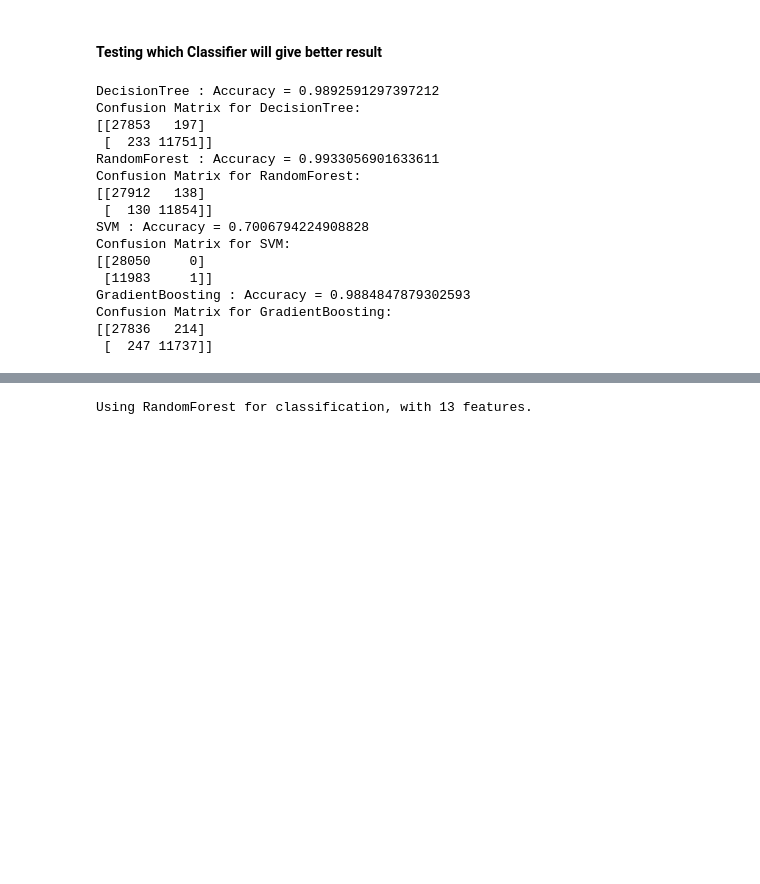
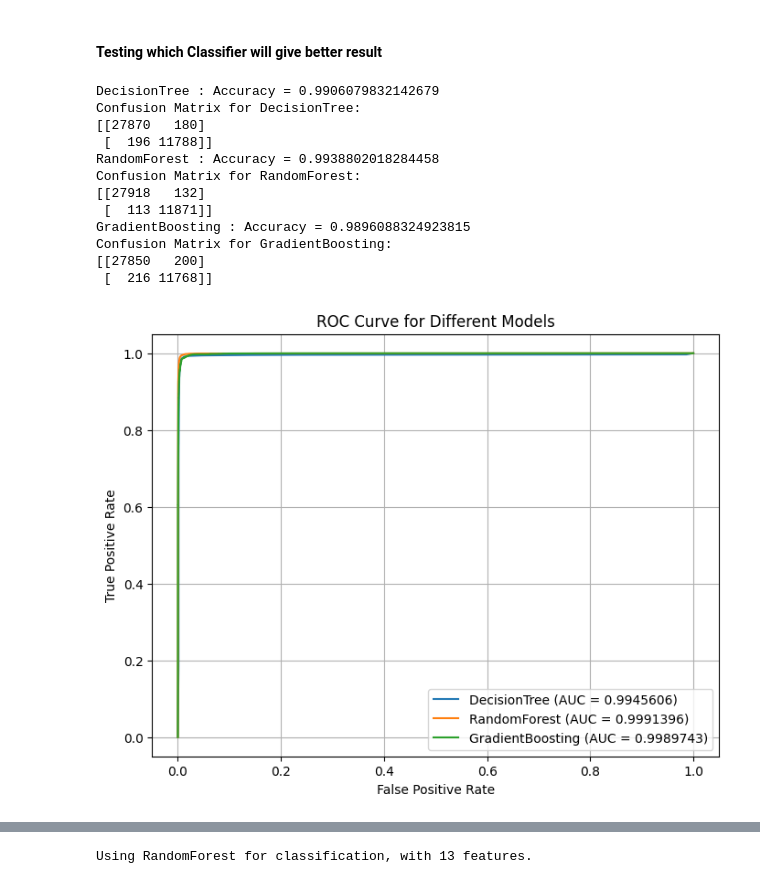
Before and after one commit to Rishul2003/MINI, a Jupyter notebook: ML_Model/PE.ipynb, the cells around one changed output, grey strips where cells are left out. Cells and saved outputs as stored; diff of their text form; code cells hidden in the pictures; blank space fills up the shorter version.

```diff
--- a/ML_Model/PE.ipynb
+++ b/ML_Model/PE.ipynb
@@ -171,7 +171,7 @@ for f in range(nbfeatures):
 model = {
     "DecisionTree": DecisionTreeClassifier(max_depth=10),
     "RandomForest": ek.RandomForestClassifier(n_estimators=50),
-    "SVM": svm.SVC(),
+    # "SVM": svm.SVC(),
     "GradientBoosting": ek.GradientBoostingClassifier(n_estimators=100),
     # "LogisticRegression": LogisticRegression()
 }
@@ -190,19 +190,15 @@ for algo in model:
     print(cm)
     results[algo] = {'accuracy': accuracy, 'confusion_matrix': cm}
 # %% [output]
-DecisionTree : Accuracy = 0.9892591297397212
+DecisionTree : Accuracy = 0.9906079832142679
 Confusion Matrix for DecisionTree:
-[[27853   197]
- [  233 11751]]
-RandomForest : Accuracy = 0.9933056901633611
+[[27870   180]
+ [  196 11788]]
+RandomForest : Accuracy = 0.9938802018284458
 Confusion Matrix for RandomForest:
-[[27912   138]
- [  130 11854]]
-SVM : Accuracy = 0.7006794224908828
-Confusion Matrix for SVM:
-[[28050     0]
- [11983     1]]
-GradientBoosting : Accuracy = 0.9884847879302593
+[[27918   132]
+ [  113 11871]]
+GradientBoosting : Accuracy = 0.9896088324923815
 Confusion Matrix for GradientBoosting:
-[[27836   214]
- [  247 11737]]
+[[27850   200]
+ [  216 11768]]
@@ -208,0 +208,18 @@ Confusion Matrix for GradientBoosting:
+# %%
+plt.figure(figsize=(8, 6), dpi=100)
+for algo, clf in model.items():
+    clf.fit(X_train, y_train)
+    y_pred = clf.predict_proba(X_test)[:, 1]  # Use predict_proba for calculating probabilities of positive class
+    fpr, tpr, thresholds = roc_curve(y_test, y_pred)
+    auc_val = auc(fpr, tpr)
+
+    plt.plot(fpr, tpr, linestyle='-', label=f'{algo} (AUC = {auc_val:.7f})')
+
+plt.xlabel('False Positive Rate')
+plt.ylabel('True Positive Rate')
+plt.title('ROC Curve for Different Models')
+plt.legend()
+plt.grid(True)
+plt.show()
+# %% [output]
+[figure, added]
```
Also changed, not shown: parts of 4 cells of this notebook, 7 other files.
